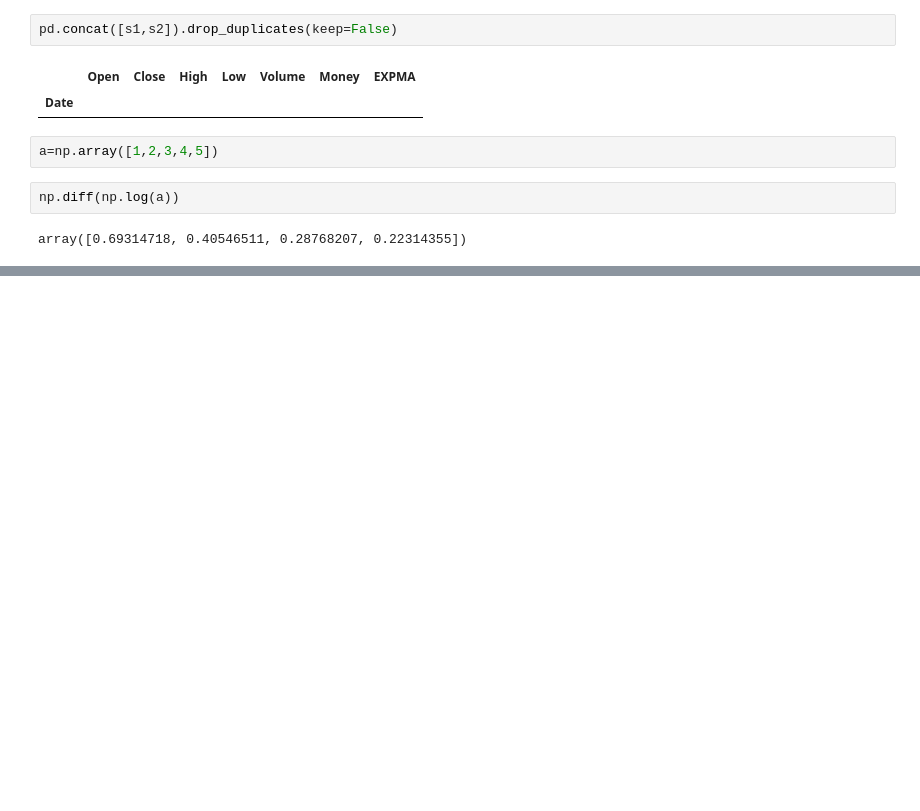
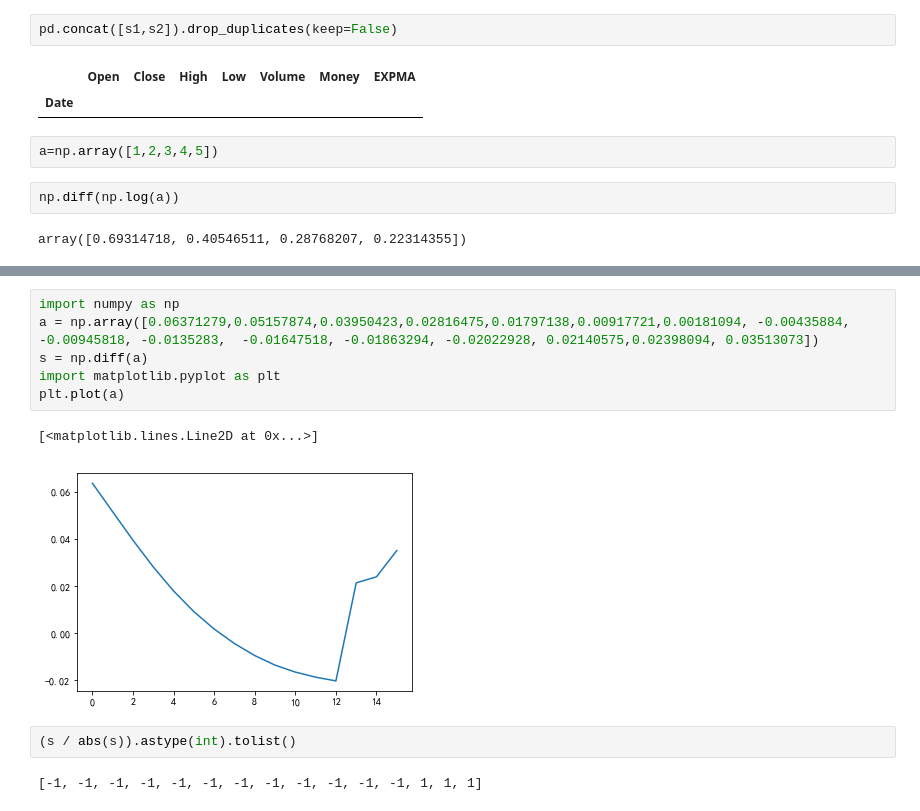
Before and after one commit to try1995/leetcode, a Jupyter notebook: LSTM-Neural-Network-for-Time-Series-Prediction/Untitled.ipynb, the cells around one changed output, grey strips where cells are left out. Cells and saved outputs as stored; diff of their text form; blank space fills up the shorter version.

```diff
--- a/LSTM-Neural-Network-for-Time-Series-Prediction/Untitled.ipynb
+++ b/LSTM-Neural-Network-for-Time-Series-Prediction/Untitled.ipynb
@@ -320,0 +336,13 @@ NameError: name 'get_trading_dates' is not defined
+# %%
+import numpy as np
+a = np.array([0.06371279,0.05157874,0.03950423,0.02816475,0.01797138,0.00917721,0.00181094, -0.00435884, -0.00945818, -0.0135283,  -0.01647518, -0.01863294, -0.02022928, 0.02140575,0.02398094, 0.03513073])
+s = np.diff(a)
+import matplotlib.pyplot as plt
+plt.plot(a)
+# %% [output]
+[<matplotlib.lines.Line2D at 0x...>]
+[figure, added]
+# %%
+(s / abs(s)).astype(int).tolist()
+# %% [output]
+[-1, -1, -1, -1, -1, -1, -1, -1, -1, -1, -1, -1, 1, 1, 1]
```
Also changed, not shown: parts of 8 cells of this notebook, 45 other files.
